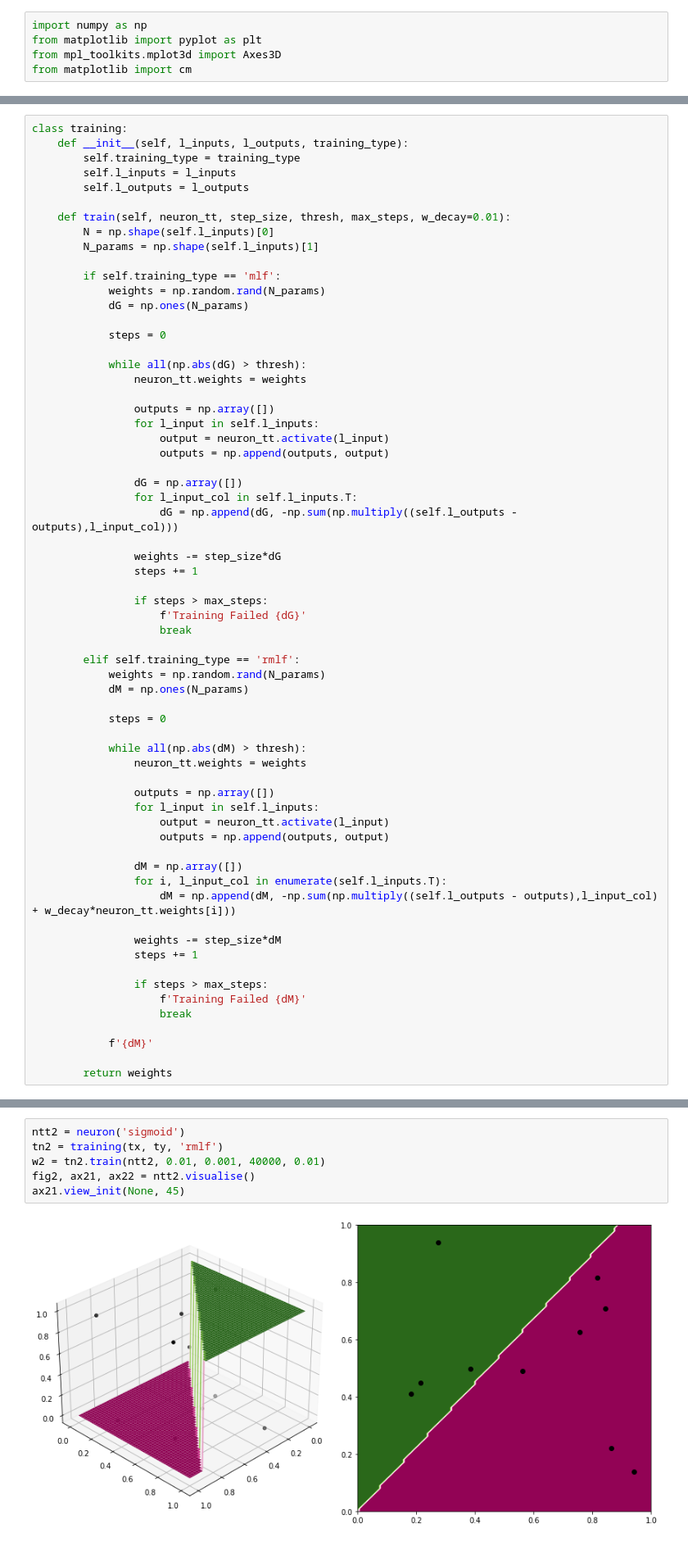
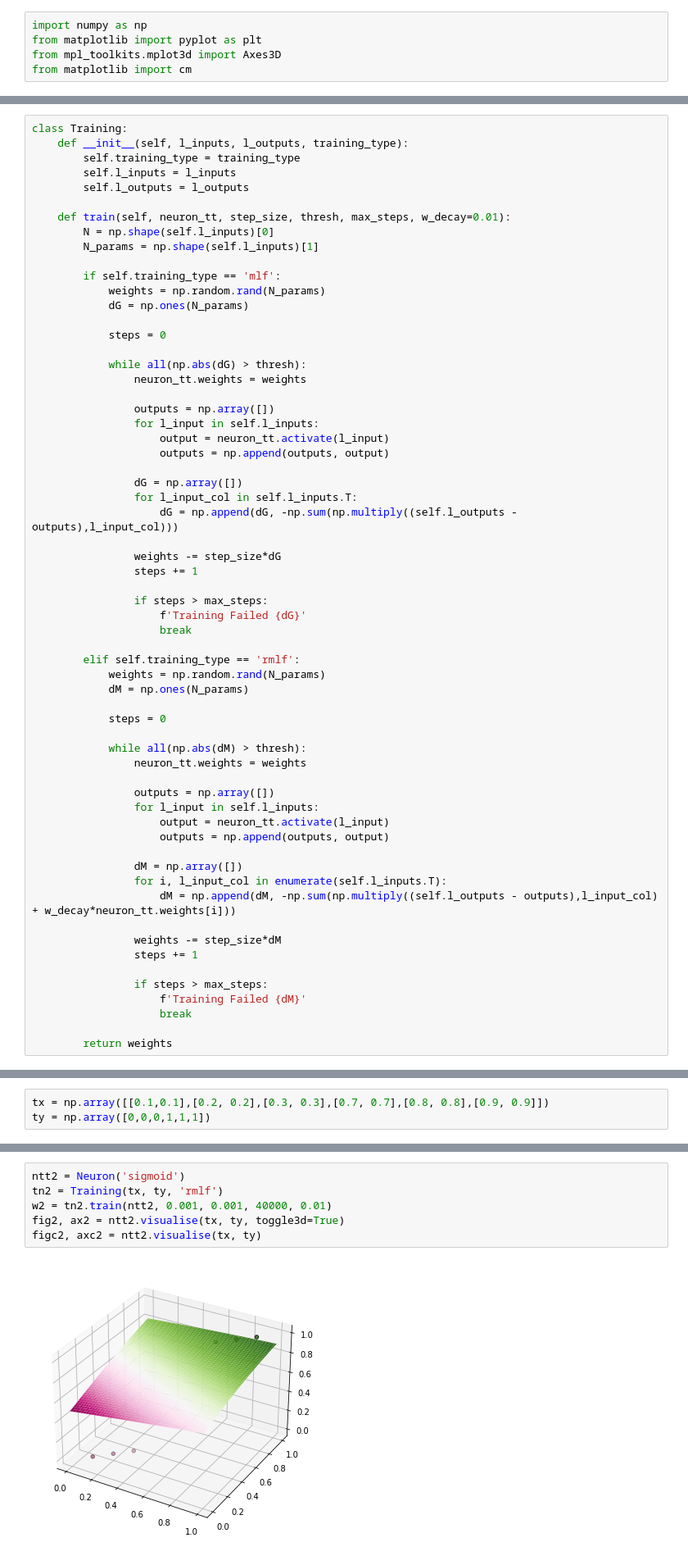
Before and after one commit to abhii00/nnclassifier, a Jupyter notebook: simpleANN.ipynb, the cells around one changed output, grey strips where cells are left out. Shown: that part at 82% size. Cells and saved outputs as stored; diff of their text form.

```diff
--- a/simpleANN.ipynb
+++ b/simpleANN.ipynb
@@ -49,5 +65,5 @@ class neuron:
 # %%
-class training:
+class Training:
     def __init__(self, l_inputs, l_outputs, training_type):
         self.training_type = training_type
         self.l_inputs = l_inputs
@@ -107,6 +123,4 @@ class training:
                     f'Training Failed {dM}'
                     break
 
-            f'{dM}'
-
         return weights
@@ -116 +127,4 @@ ty = np.array([0,0,0,0,0,1,1,1,1,1])
+# %%
+tx = np.array([[0.1,0.1],[0.2, 0.2],[0.3, 0.3],[0.7, 0.7],[0.8, 0.8],[0.9, 0.9]])
+ty = np.array([0,0,0,1,1,1])
 # %%
@@ -124,8 +139,8 @@ ax11.view_init(None, 45)
 # %%
-ntt2 = neuron('sigmoid')
-tn2 = training(tx, ty, 'rmlf')
-w2 = tn2.train(ntt2, 0.01, 0.001, 40000, 0.01)
-fig2, ax21, ax22 = ntt2.visualise()
-ax21.view_init(None, 45)
+ntt2 = Neuron('sigmoid')
+tn2 = Training(tx, ty, 'rmlf')
+w2 = tn2.train(ntt2, 0.001, 0.001, 40000, 0.01)
+fig2, ax2 = ntt2.visualise(tx, ty, toggle3d=True)
+figc2, axc2 = ntt2.visualise(tx, ty)
 # %% [output]
-[figure, old version]
+[figure, new version]
```
Also changed, not shown: parts of 6 cells of this notebook.
